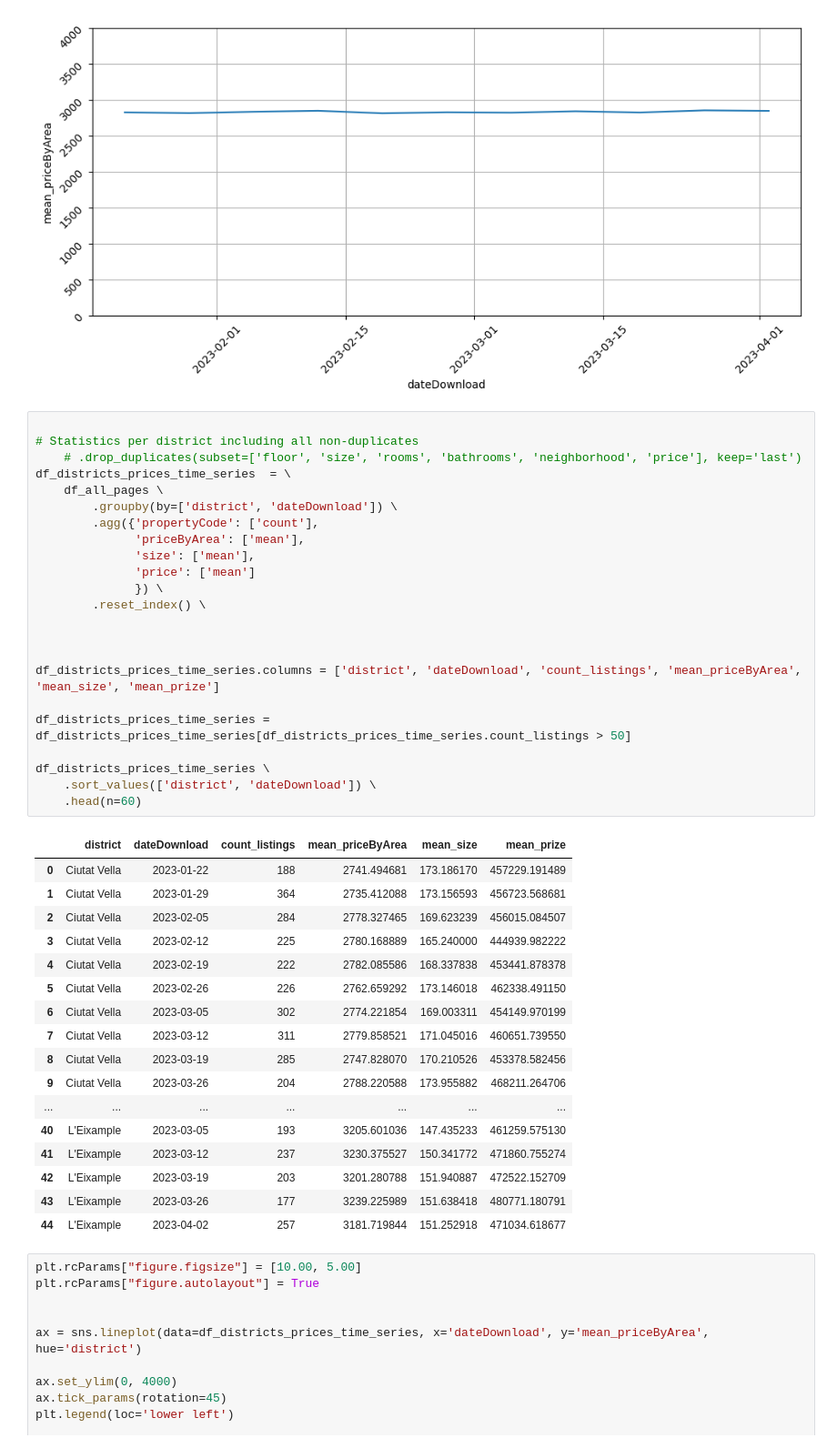
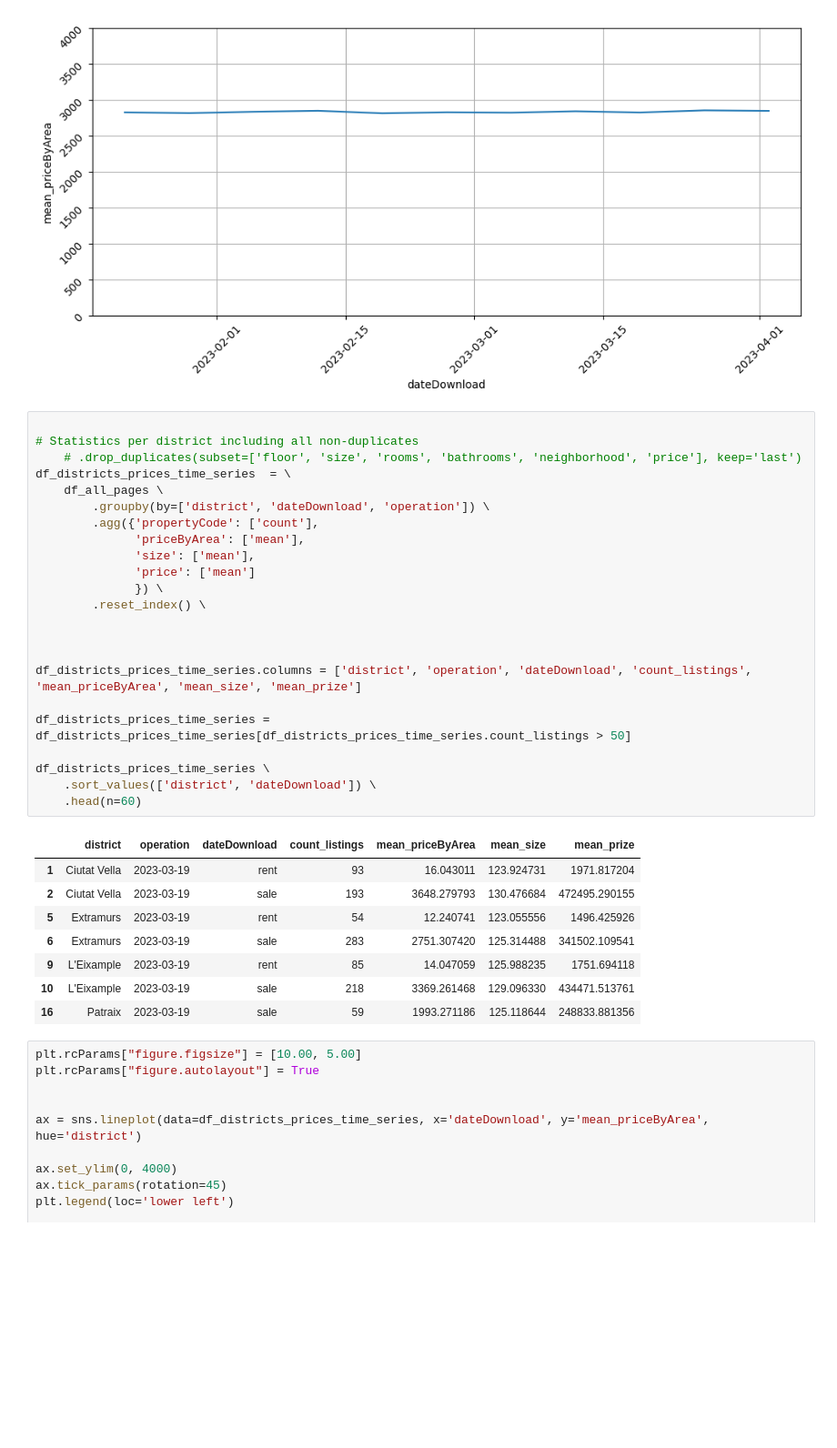
Before and after one commit to LeopoldWalther/valencia-real-estate-price-analysis, a Jupyter notebook: valenciaRealEstatePriceAnalysis.ipynb, the cells around one changed output. Shown: that part at 91% size. Saved outputs shown, nothing was run; the diff lists cells and outputs as text; blank space fills up the shorter version.

```diff
--- a/valenciaRealEstatePriceAnalysis.ipynb
+++ b/valenciaRealEstatePriceAnalysis.ipynb
@@ -419,44 +447,35 @@ plt.show()
 # %%
 
 # Statistics per district including all non-duplicates
     # .drop_duplicates(subset=['floor', 'size', 'rooms', 'bathrooms', 'neighborhood', 'price'], keep='last')
 df_districts_prices_time_series  = \
     df_all_pages \
-        .groupby(by=['district', 'dateDownload']) \
+        .groupby(by=['district', 'dateDownload', 'operation']) \
         .agg({'propertyCode': ['count'],
               'priceByArea': ['mean'],
               'size': ['mean'],
               'price': ['mean']
               }) \
         .reset_index() \
 
 
 
-df_districts_prices_time_series.columns = ['district', 'dateDownload', 'count_listings', 'mean_priceByArea', 'mean_size', 'mean_prize']
+df_districts_prices_time_series.columns = ['district', 'operation', 'dateDownload', 'count_listings', 'mean_priceByArea', 'mean_size', 'mean_prize']
 
 df_districts_prices_time_series = df_districts_prices_time_series[df_districts_prices_time_series.count_listings > 50]
 
 df_districts_prices_time_series \
     .sort_values(['district', 'dateDownload']) \
     .head(n=60)
 # %% [output]
-|  | district | dateDownload | count_listings | mean_priceByArea | mean_size | mean_prize |
-| 0 | Ciutat Vella | 2023-01-22 | 188 | 2741.494681 | 173.186170 | 457229.191489 |
-| 1 | Ciutat Vella | 2023-01-29 | 364 | 2735.412088 | 173.156593 | 456723.568681 |
-| 2 | Ciutat Vella | 2023-02-05 | 284 | 2778.327465 | 169.623239 | 456015.084507 |
-| 3 | Ciutat Vella | 2023-02-12 | 225 | 2780.168889 | 165.240000 | 444939.982222 |
-| 4 | Ciutat Vella | 2023-02-19 | 222 | 2782.085586 | 168.337838 | 453441.878378 |
-| 5 | Ciutat Vella | 2023-02-26 | 226 | 2762.659292 | 173.146018 | 462338.491150 |
-| 6 | Ciutat Vella | 2023-03-05 | 302 | 2774.221854 | 169.003311 | 454149.970199 |
-| 7 | Ciutat Vella | 2023-03-12 | 311 | 2779.858521 | 171.045016 | 460651.739550 |
-| 8 | Ciutat Vella | 2023-03-19 | 285 | 2747.828070 | 170.210526 | 453378.582456 |
-| 9 | Ciutat Vella | 2023-03-26 | 204 | 2788.220588 | 173.955882 | 468211.264706 |
-| ... | ... | ... | ... | ... | ... | ... |
-| 40 | L'Eixample | 2023-03-05 | 193 | 3205.601036 | 147.435233 | 461259.575130 |
-| 41 | L'Eixample | 2023-03-12 | 237 | 3230.375527 | 150.341772 | 471860.755274 |
-| 42 | L'Eixample | 2023-03-19 | 203 | 3201.280788 | 151.940887 | 472522.152709 |
-| 43 | L'Eixample | 2023-03-26 | 177 | 3239.225989 | 151.638418 | 480771.180791 |
-| 44 | L'Eixample | 2023-04-02 | 257 | 3181.719844 | 151.252918 | 471034.618677 |
+|  | district | operation | dateDownload | count_listings | mean_priceByArea | mean_size | mean_prize |
+| 1 | Ciutat Vella | 2023-03-19 | rent | 93 | 16.043011 | 123.924731 | 1971.817204 |
+| 2 | Ciutat Vella | 2023-03-19 | sale | 193 | 3648.279793 | 130.476684 | 472495.290155 |
+| 5 | Extramurs | 2023-03-19 | rent | 54 | 12.240741 | 123.055556 | 1496.425926 |
+| 6 | Extramurs | 2023-03-19 | sale | 283 | 2751.307420 | 125.314488 | 341502.109541 |
+| 9 | L'Eixample | 2023-03-19 | rent | 85 | 14.047059 | 125.988235 | 1751.694118 |
+| 10 | L'Eixample | 2023-03-19 | sale | 218 | 3369.261468 | 129.096330 | 434471.513761 |
+| 16 | Patraix | 2023-03-19 | sale | 59 | 1993.271186 | 125.118644 | 248833.881356 |
 # %%
 plt.rcParams["figure.figsize"] = [10.00, 5.00]
 plt.rcParams["figure.autolayout"] = True
```
Also changed, not shown: parts of 9 cells of this notebook.
